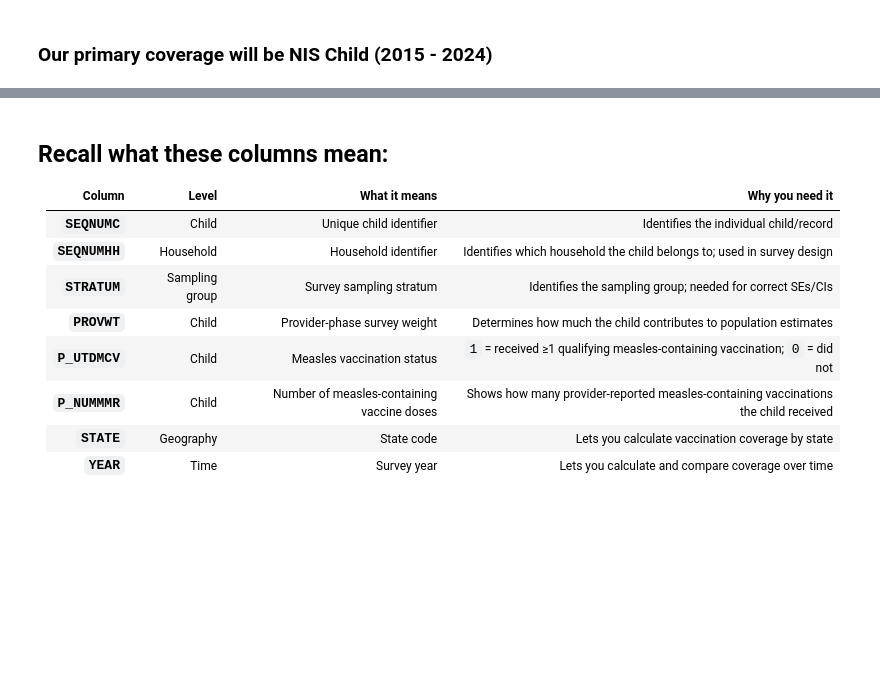
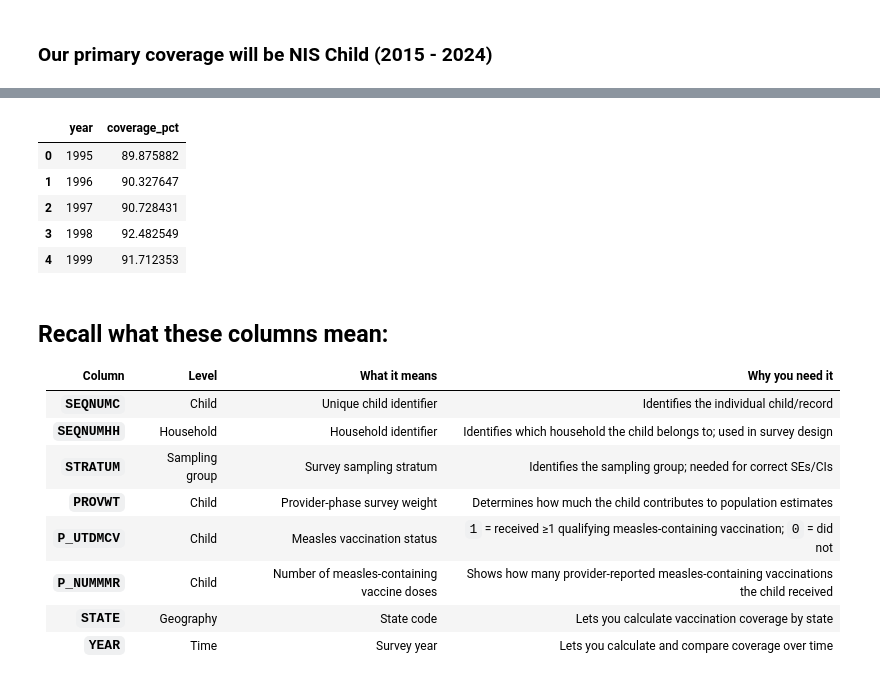
Before and after one commit to FusRaDa/biot670i_capstone_vaccination_project, a Jupyter notebook: rada_notebooks/04_measles_coverage_v_incidence.ipynb, the cells around one changed output, grey strips where cells are left out. Drawn from its saved outputs; the diff is of its cells as text; code cells hidden in the pictures; blank space fills up the shorter version.

```diff
--- a/rada_notebooks/04_measles_coverage_v_incidence.ipynb
+++ b/rada_notebooks/04_measles_coverage_v_incidence.ipynb
@@ -70,0 +71,10 @@ nis_coverage_df['year'].min(), nis_coverage_df['year'].max()
+# %%
+year_coverage_nis_df = nis_coverage_df.groupby(by='year')['coverage_pct'].mean().reset_index()
+year_coverage_nis_df.head()
+# %% [output]
+|  | year | coverage_pct |
+| 0 | 1995 | 89.875882 |
+| 1 | 1996 | 90.327647 |
+| 2 | 1997 | 90.728431 |
+| 3 | 1998 | 92.482549 |
+| 4 | 1999 | 91.712353 |
```
Also changed, not shown: parts of 7 cells of this notebook.
